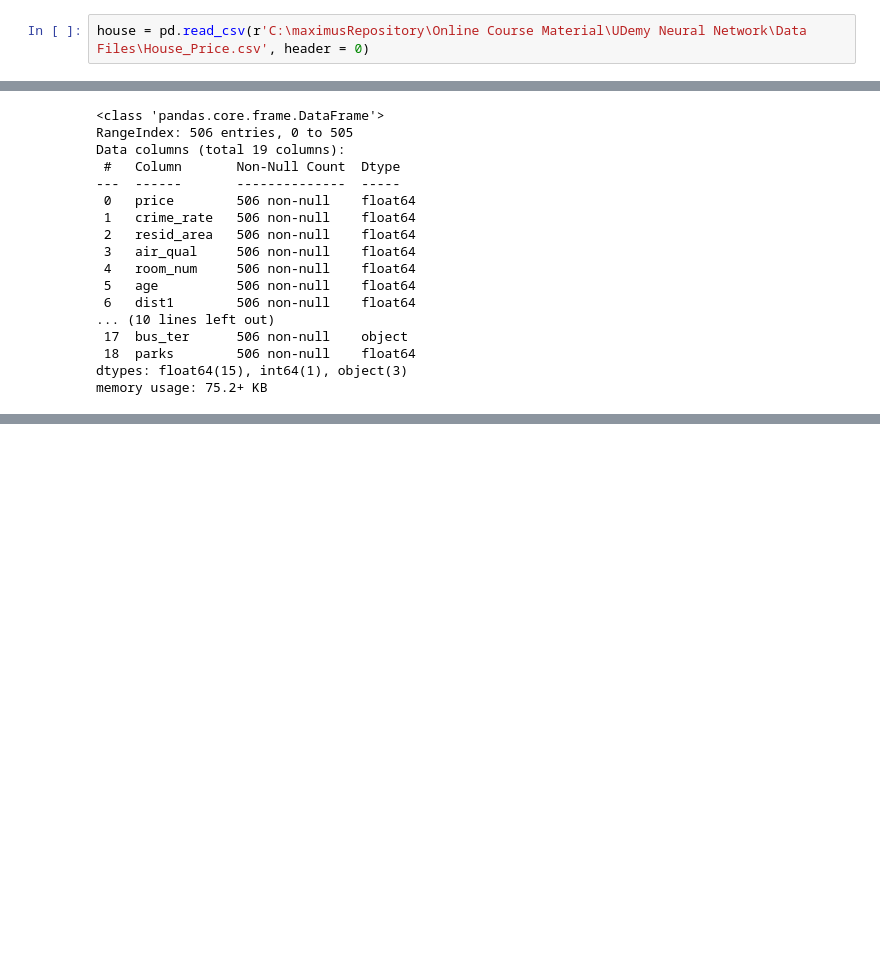
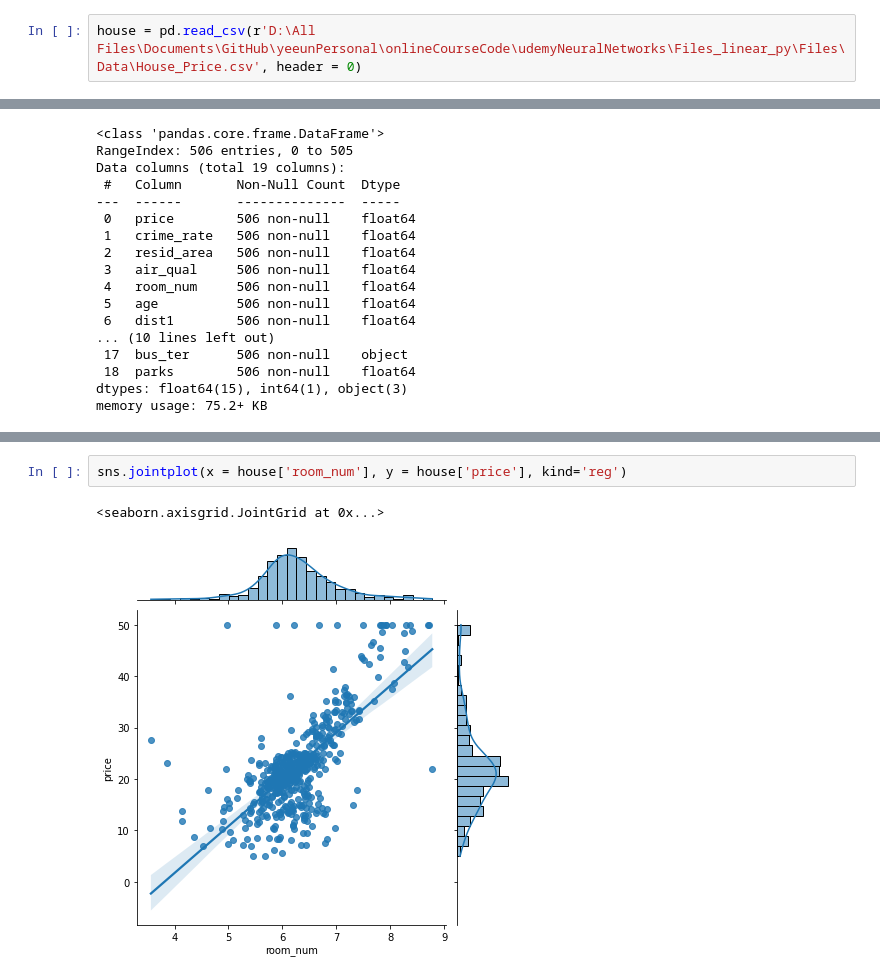
Before and after one commit to Yeeun888/Yeeun888, a Jupyter notebook: onlineCourseCode/udemyNeuralNetworks/housingprices.ipynb, the cells around one changed output, grey strips where cells are left out. Saved outputs shown, nothing was run; the diff lists cells and outputs as text; blank space fills up the shorter version.

```diff
--- a/onlineCourseCode/udemyNeuralNetworks/housingprices.ipynb
+++ b/onlineCourseCode/udemyNeuralNetworks/housingprices.ipynb
@@ -8,7 +9,7 @@ import pandas as pd
 import tensorflow as tf
 import seaborn as sns
 # %%
-house = pd.read_csv(r'C:\maximusRepository\Online Course Material\UDemy Neural Network\Data Files\House_Price.csv', header = 0)
+house = pd.read_csv(r'D:\All Files\Documents\GitHub\yeeunPersonal\onlineCourseCode\udemyNeuralNetworks\Files_linear_py\Files\Data\House_Price.csv', header = 0)
 # %%
 house.head()
 # %% [output]
@@ -99,0 +205,5 @@ memory usage: 75.2+ KB
+# %%
+sns.jointplot(x = house['room_num'], y = house['price'], kind='reg')
+# %% [output]
+<seaborn.axisgrid.JointGrid at 0x...>
+[figure, added]
```
Also changed, not shown: parts of 13 cells of this notebook, 39 other files.
